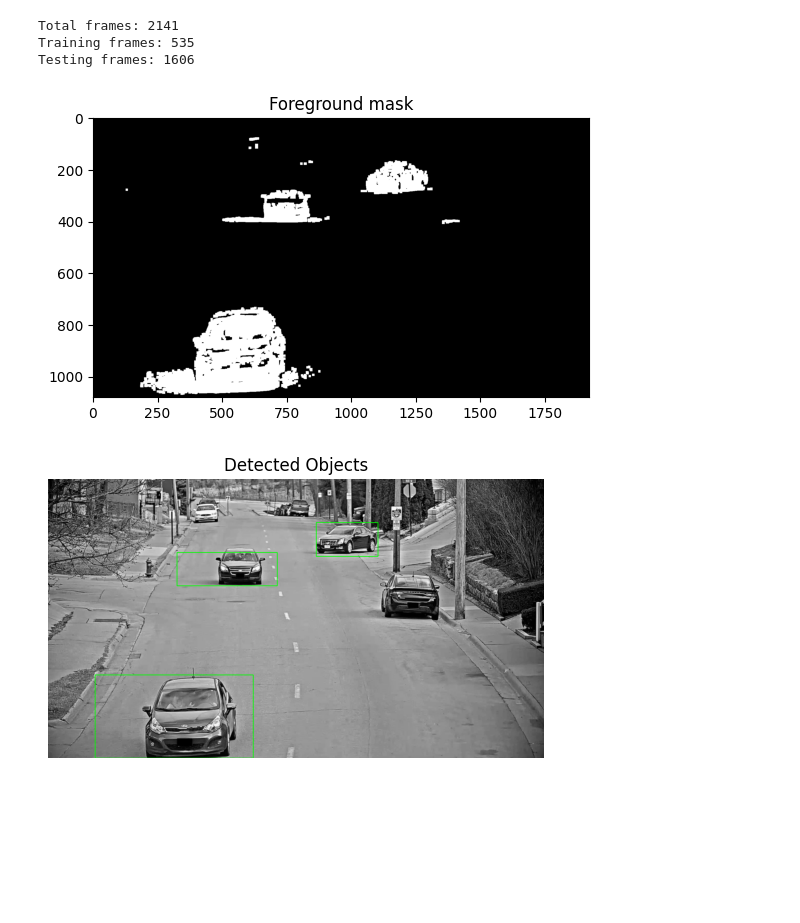
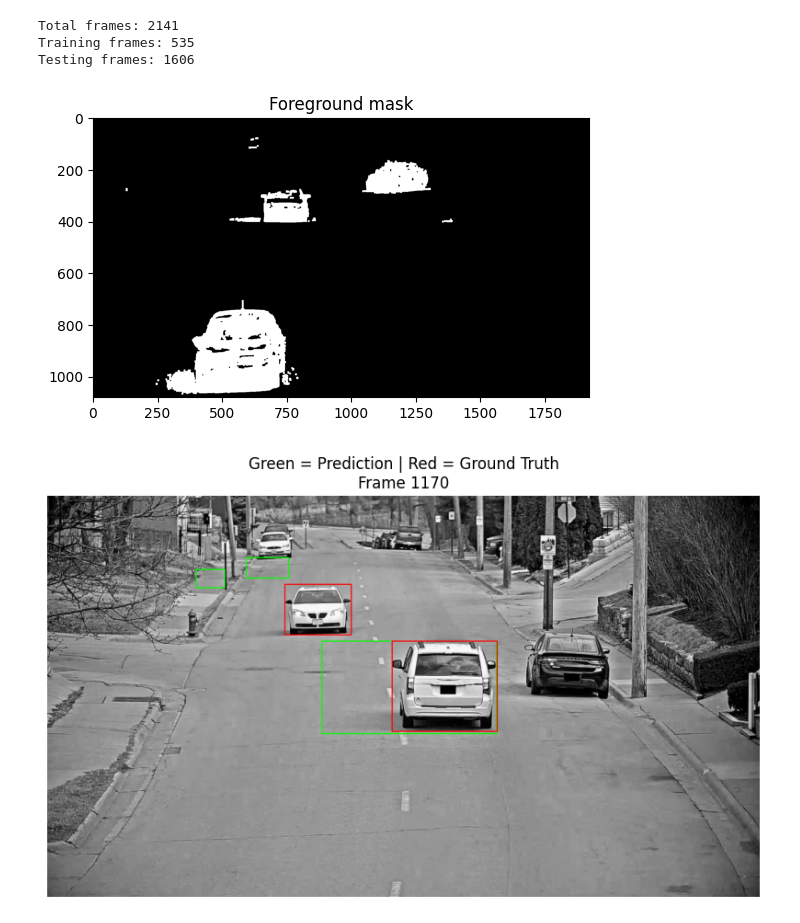
Before and after one commit to mcv-m6-video/mcv-c6-2026-team2, a Jupyter notebook: Week 1/Task 1/task1.ipynb, the cells around one changed output. Drawn from its saved outputs; the diff is of its cells as text; code cells hidden in the pictures; blank space fills up the shorter version.

```diff
--- a/Week 1/Task 1/task1.ipynb
+++ b/Week 1/Task 1/task1.ipynb
@@ -128,8 +408,7 @@ sigma = np.std(train_frames, axis=0)
 roi = cv2.imread("/DATA/home/jgarcia/SpectralSegmentation/mcv-c6-2026-team2/Week 1/Data/AICity_data/train/S03/c010/roi.jpg", cv2.IMREAD_GRAYSCALE)
 roi = roi > 0
 
-alpha = 2
-kernel = np.ones((5,5), np.uint8)
+alpha = 3.0
 foreground_masks = []
 
 for frame in test_frames:
@@ -142,8 +421,13 @@ for frame in test_frames:
     mask = mask & roi
     mask = mask.astype(np.uint8) * 255
 
-    erosion = cv2.erode(mask, kernel, iterations=1)
-    mask = cv2.dilate(erosion, kernel, iterations=1)
+    kernel = np.ones((5,5), np.uint8)
+    kernel_open = np.ones((3,3), np.uint8)
+    kernel_close = np.ones((7,7), np.uint8)
+
+    mask = cv2.morphologyEx(mask, cv2.MORPH_OPEN, kernel_open)
+    mask = cv2.morphologyEx(mask, cv2.MORPH_CLOSE, kernel_close)
+    mask = cv2.dilate(mask, kernel, iterations=1)
 
     foreground_masks.append(mask)
 # %%
@@ -153,30 +437,51 @@ plt.imshow(foreground_masks[20], cmap="gray")
 plt.title("Foreground mask")
 plt.show()
 # %% [output]
-[figure, old version]
+[figure, new version]
 # %%
 all_pred_boxes = []
 
 for mask in foreground_masks:
-    boxes = get_bounding_boxes(mask, min_area=1000)
+
+    boxes = get_bounding_boxes(mask, min_area=1500)
+    boxes = remove_nested_boxes(boxes)
+    boxes = merge_overlapping_boxes(boxes)
+
     all_pred_boxes.append(boxes)
 # %%
 import matplotlib.pyplot as plt
+import cv2
 
-frame_idx = 21
+gt_xml_path = "//DATA/home/jgarcia/SpectralSegmentation/mcv-c6-2026-team2/Week 1/Data/AICity_data/train/S03/c010/ai_challenge_s03_c010-full_annotation.xml"
+
+# Load GT
+gt_per_frame = load_ground_truth(gt_xml_path)
+
+frame_idx = 635
+
+# Align to original video frame index
+original_frame = train_end + frame_idx
 
 frame = test_frames[frame_idx].astype(np.uint8)
-boxes = all_pred_boxes[frame_idx]
+pred_boxes = all_pred_boxes[frame_idx]
+gt_boxes = gt_per_frame.get(original_frame, [])
 
 frame_color = cv2.cvtColor(frame, cv2.COLOR_GRAY2BGR)
 
-for box in boxes:
-    x1, y1, x2, y2 = box
+# 🟢 predictions
+for box in pred_boxes:
+    x1, y1, x2, y2 = map(int, box)
     cv2.rectangle(frame_color, (x1, y1), (x2, y2), (0,255,0), 2)
 
+# 🔴 ground truth
+for box in gt_boxes:
+    x1, y1, x2, y2 = map(int, box)
+    cv2.rectangle(frame_color, (x1, y1), (x2, y2), (255,0,0), 2)
+
+plt.figure(figsize=(10,6))
 plt.imshow(frame_color)
-plt.title("Detected Objects")
+plt.title(f"Green = Prediction | Red = Ground Truth\nFrame {original_frame}")
 plt.axis("off")
 plt.show()
 # %% [output]
-[figure, old version]
+[figure, new version]
```
Also changed, not shown: parts of 6 cells of this notebook, 4 other files.
